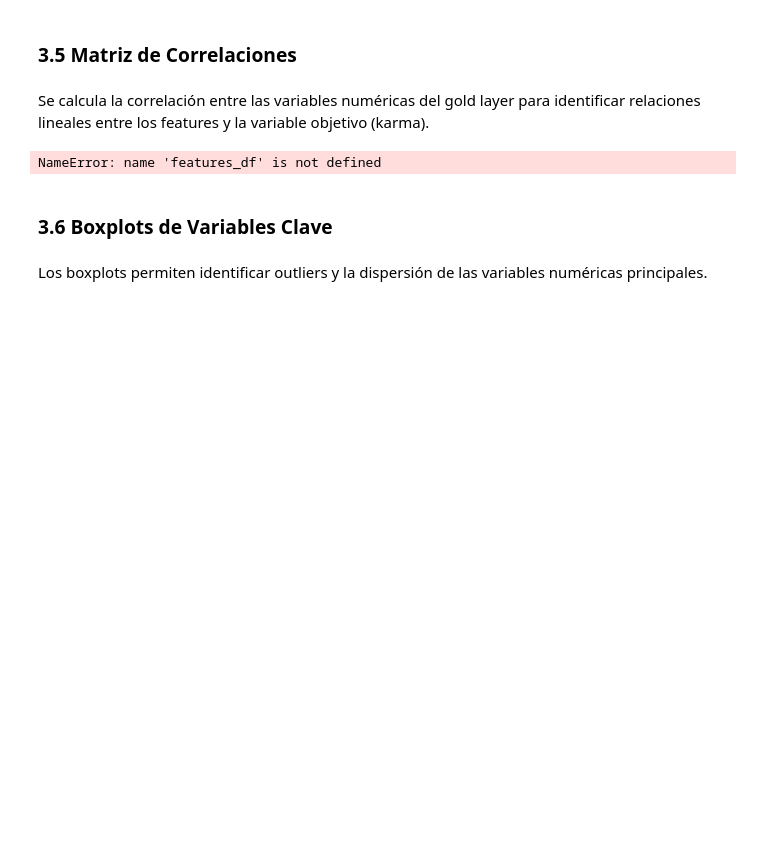
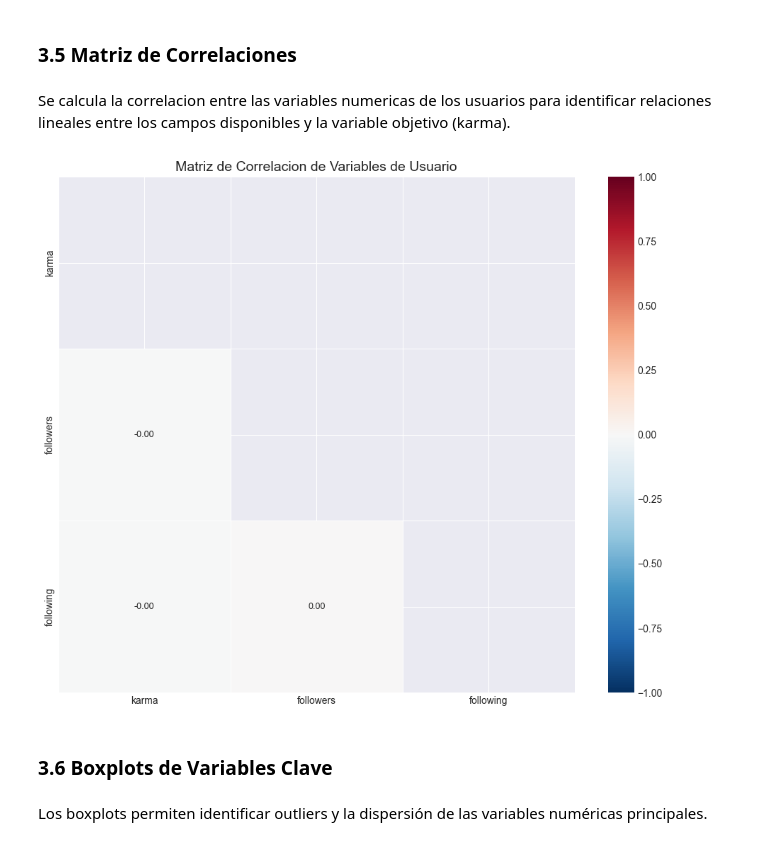
Before and after one commit to PaulinaIA/moltbook-safety, a Jupyter notebook: notebooks/pipeline.ipynb, the cells around one changed output. Cells and saved outputs as stored; diff of their text form; code cells hidden in the pictures; blank space fills up the shorter version.

```diff
--- a/notebooks/pipeline.ipynb
+++ b/notebooks/pipeline.ipynb
@@ -208,22 +263,23 @@ plt.show()
 # %% [markdown]
 ### 3.5 Matriz de Correlaciones
 # %% [markdown]
-Se calcula la correlación entre las variables numéricas del gold layer para identificar relaciones lineales entre los features y la variable objetivo (karma).
+Se calcula la correlacion entre las variables numericas de los usuarios para identificar relaciones lineales entre los campos disponibles y la variable objetivo (karma).
 # %%
-# Cargar gold layer features para correlacion
-corr_df = features_df.select([c for c in features_df.columns if features_df[c].dtype in [pl.Int64, pl.Int32, pl.Float64, pl.UInt32]])
+# Correlacion de variables numericas de usuarios
+numeric_cols = [c for c in users_df.columns if users_df[c].dtype in [pl.Int64, pl.Int32, pl.Float64, pl.UInt32]]
+corr_df = users_df.select(numeric_cols)
 corr_matrix = corr_df.to_pandas().corr()
 
-fig, ax = plt.subplots(figsize=(14, 10))
+fig, ax = plt.subplots(figsize=(10, 8))
 mask = np.triu(np.ones_like(corr_matrix, dtype=bool))
 sns.heatmap(corr_matrix, mask=mask, annot=True, fmt='.2f', cmap='RdBu_r',
             center=0, vmin=-1, vmax=1, square=True, linewidths=0.5, ax=ax,
-            annot_kws={'size': 7})
-ax.set_title('Matriz de Correlación de Features', fontsize=14)
+            annot_kws={'size': 9})
+ax.set_title('Matriz de Correlacion de Variables de Usuario', fontsize=14)
 plt.tight_layout()
 plt.show()
 # %% [output]
-NameError: name 'features_df' is not defined
+[figure, added]
 # %% [markdown]
 ### 3.6 Boxplots de Variables Clave
 # %% [markdown]
```
Also changed, not shown: parts of 42 cells of this notebook, 4 other files.
